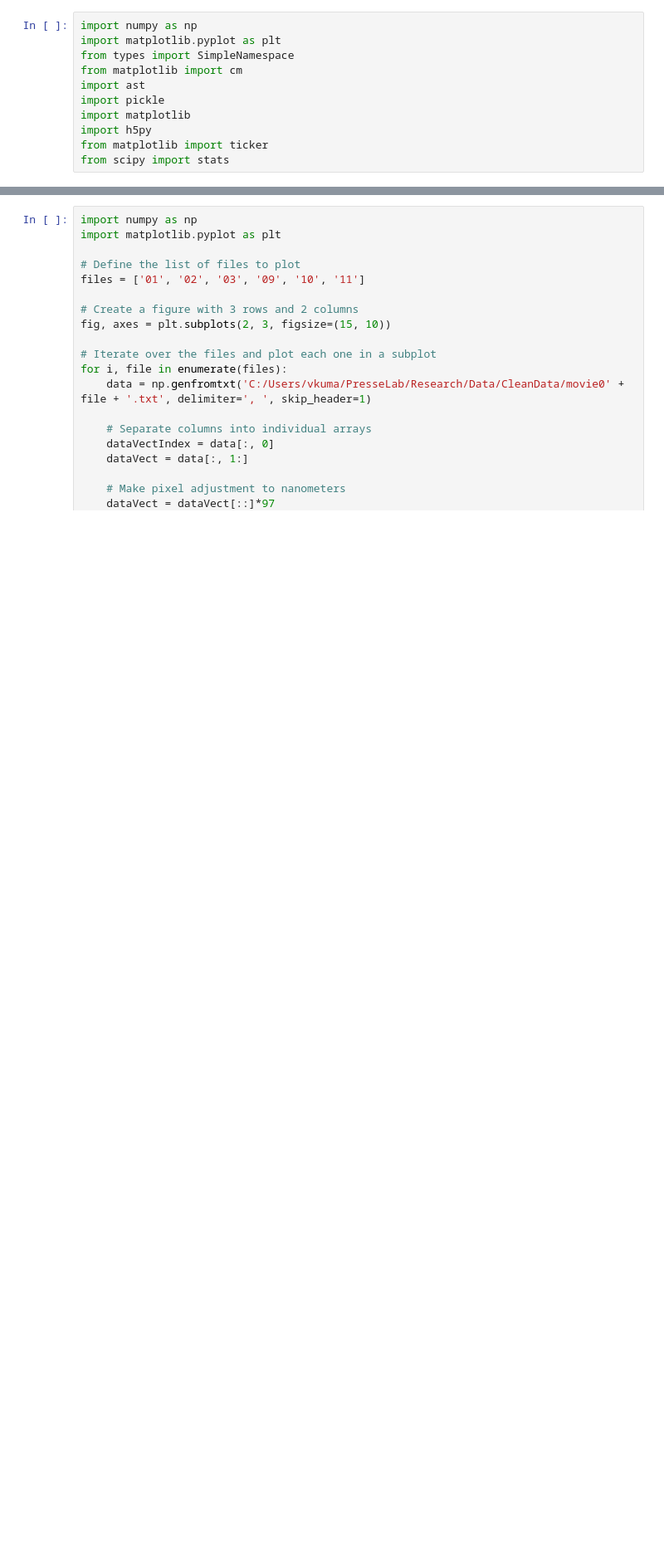
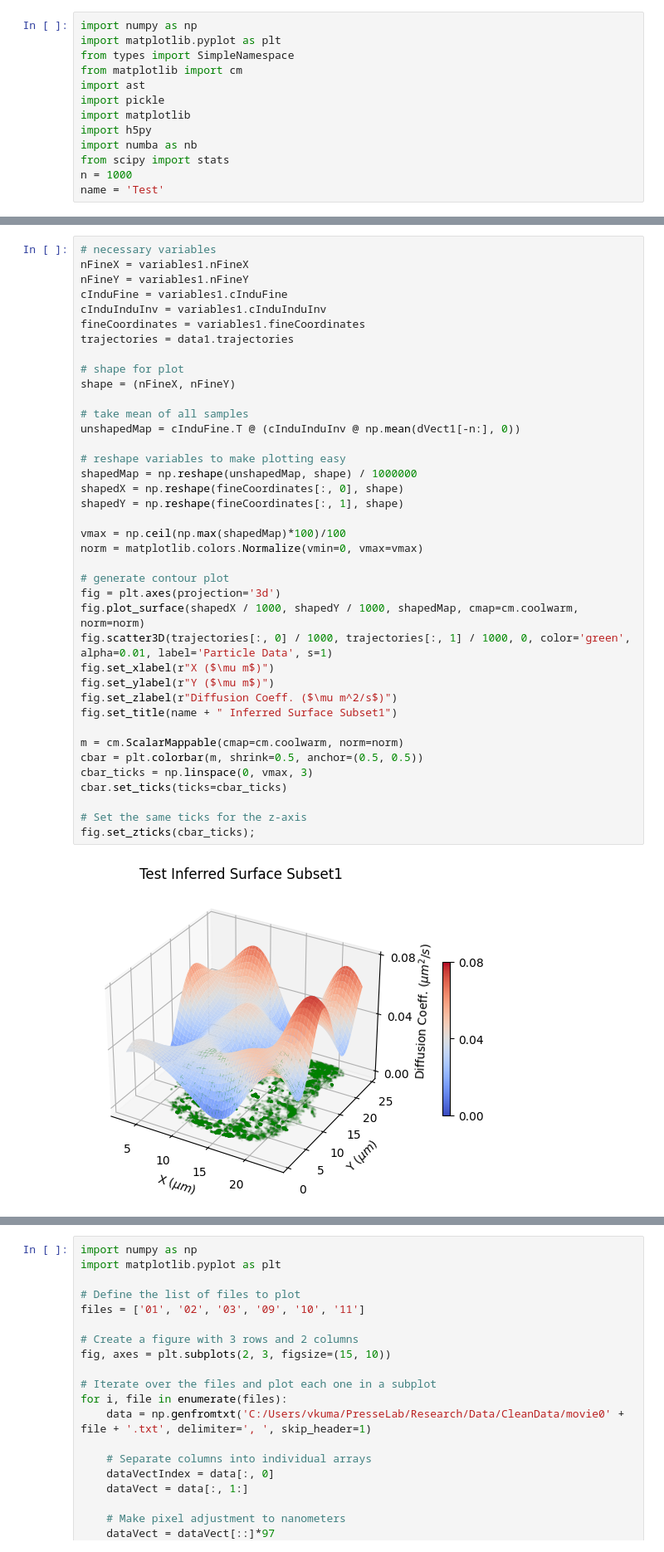
Before and after one commit to vkumar61/GPcurve, a Jupyter notebook: Auxilliary/visualizationtion code.ipynb, the cells around one changed output, grey strips where cells are left out. Shown at 83% size. Saved outputs shown, nothing was run; the diff lists cells and outputs as text; blank space fills up the shorter version.

```diff
--- a/Auxilliary/visualizationtion code.ipynb
+++ b/Auxilliary/visualizationtion code.ipynb
@@ -7,5 +7,7 @@ import ast
 import pickle
 import matplotlib
 import h5py
-from matplotlib import ticker
+import numba as nb
 from scipy import stats
+n = 1000
+name = 'Test'
@@ -11,0 +48,41 @@ from scipy import stats
+# %%
+# necessary variables
+nFineX = variables1.nFineX
+nFineY = variables1.nFineY
+cInduFine = variables1.cInduFine
+cInduInduInv = variables1.cInduInduInv
+fineCoordinates = variables1.fineCoordinates
+trajectories = data1.trajectories
+
+# shape for plot
+shape = (nFineX, nFineY)
+
+# take mean of all samples
+unshapedMap = cInduFine.T @ (cInduInduInv @ np.mean(dVect1[-n:], 0))
+
+# reshape variables to make plotting easy
+shapedMap = np.reshape(unshapedMap, shape) / 1000000
+shapedX = np.reshape(fineCoordinates[:, 0], shape)
+shapedY = np.reshape(fineCoordinates[:, 1], shape)
+
+vmax = np.ceil(np.max(shapedMap)*100)/100
+norm = matplotlib.colors.Normalize(vmin=0, vmax=vmax)
+
+# generate contour plot
+fig = plt.axes(projection='3d')
+fig.plot_surface(shapedX / 1000, shapedY / 1000, shapedMap, cmap=cm.coolwarm, norm=norm)
+fig.scatter3D(trajectories[:, 0] / 1000, trajectories[:, 1] / 1000, 0, color='green', alpha=0.01, label='Particle Data', s=1)
+fig.set_xlabel(r"X ($\mu m$)")
+fig.set_ylabel(r"Y ($\mu m$)")
+fig.set_zlabel(r"Diffusion Coeff. ($\mu m^2/s$)")
+fig.set_title(name + " Inferred Surface Subset1")
+
+m = cm.ScalarMappable(cmap=cm.coolwarm, norm=norm)
+cbar = plt.colorbar(m, shrink=0.5, anchor=(0.5, 0.5))
+cbar_ticks = np.linspace(0, vmax, 3)
+cbar.set_ticks(ticks=cbar_ticks)
+
+# Set the same ticks for the z-axis
+fig.set_zticks(cbar_ticks);
+# %% [output]
+[figure, added]
```
Also changed, not shown: parts of 10 cells of this notebook, 13 other files.
